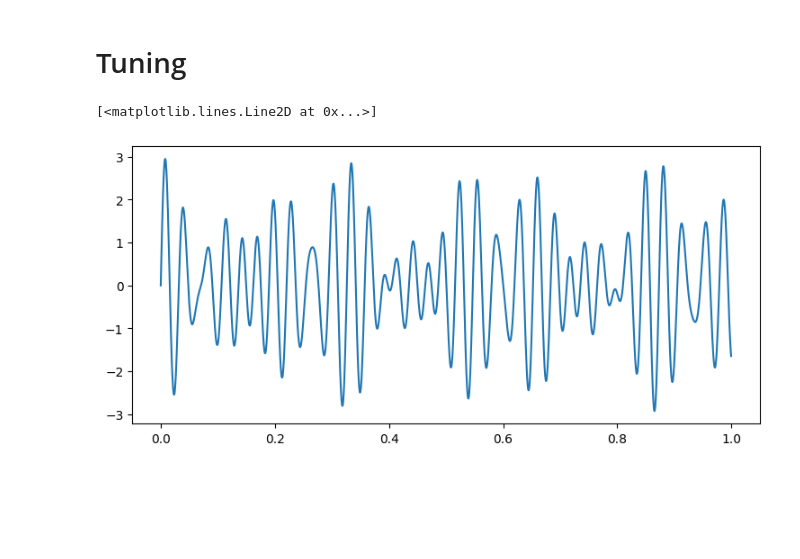
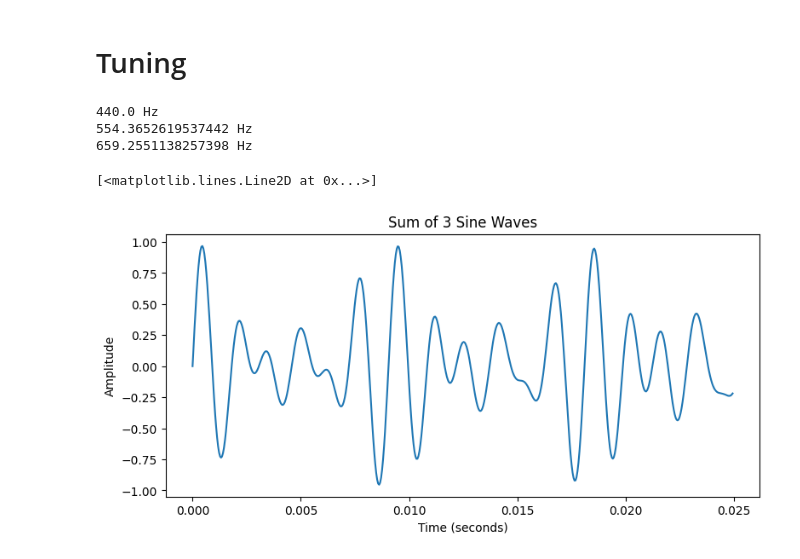
Before and after one commit to fleximeter/audio, a Jupyter notebook: notebooks/tuning.ipynb, the cells around one changed output. Drawn from its saved outputs; the diff is of its cells as text; code cells hidden in the pictures; blank space fills up the shorter version.

```diff
--- a/notebooks/tuning.ipynb
+++ b/notebooks/tuning.ipynb
@@ -3,25 +3,29 @@
 # %%
 import matplotlib.pyplot as plt
 import numpy as np
 
 def midicps(midi):
     return 440 * 2 ** ((midi - 69) / 12)
 
-SAMPLE_RATE = 2000
-freq = 440
-freqs = [440 * 5/4, 440 * 3/2]
-# freqs = [midicps(71), midicps(74)]
-phase = 0  # range: [0, 2pi)
-length_scaler = np.pi * 2 * 1/16
-sig1_length = freq * length_scaler
-sig = np.sin(np.arange(phase, sig1_length + phase, sig1_length / SAMPLE_RATE))
+SAMPLE_RATE = 22050
+# freqs = [440, 440 * 5/4, 440 * 3/2]
+freqs = [midicps(69), midicps(73), midicps(76)]
+phase = 0    # range: [0, 2pi)
+dur = 0.025  # seconds
+sig = np.zeros((int(SAMPLE_RATE * dur)))
 for freq in freqs:
-    length = freq * length_scaler
-    sig += np.sin(np.arange(phase, length + phase, length / SAMPLE_RATE))
-
+    sig += np.sin(np.linspace(0, freq * dur * 2 * np.pi, int(SAMPLE_RATE * dur)) + phase)
+    print(f"{freq} Hz")
+sig /= len(freqs)
 fig, ax = plt.subplots()
 fig.set_size_inches(9, 4)
-ax.plot([i / SAMPLE_RATE for i in range(SAMPLE_RATE)], sig)
+ax.set_title(f"Sum of {len(freqs)} Sine Waves")
+ax.set_xlabel("Time (seconds)")
+ax.set_ylabel("Amplitude")
+ax.plot([i / SAMPLE_RATE for i in range(sig.shape[-1])], sig)
 # %% [output]
-[<matplotlib.lines.Line2D at 0x...>]
+440.0 Hz
+554.3652619537442 Hz
+659.2551138257398 Hz
+[<matplotlib.lines.Line2D at 0x...>]
-[figure, old version]
+[figure, new version]
```
